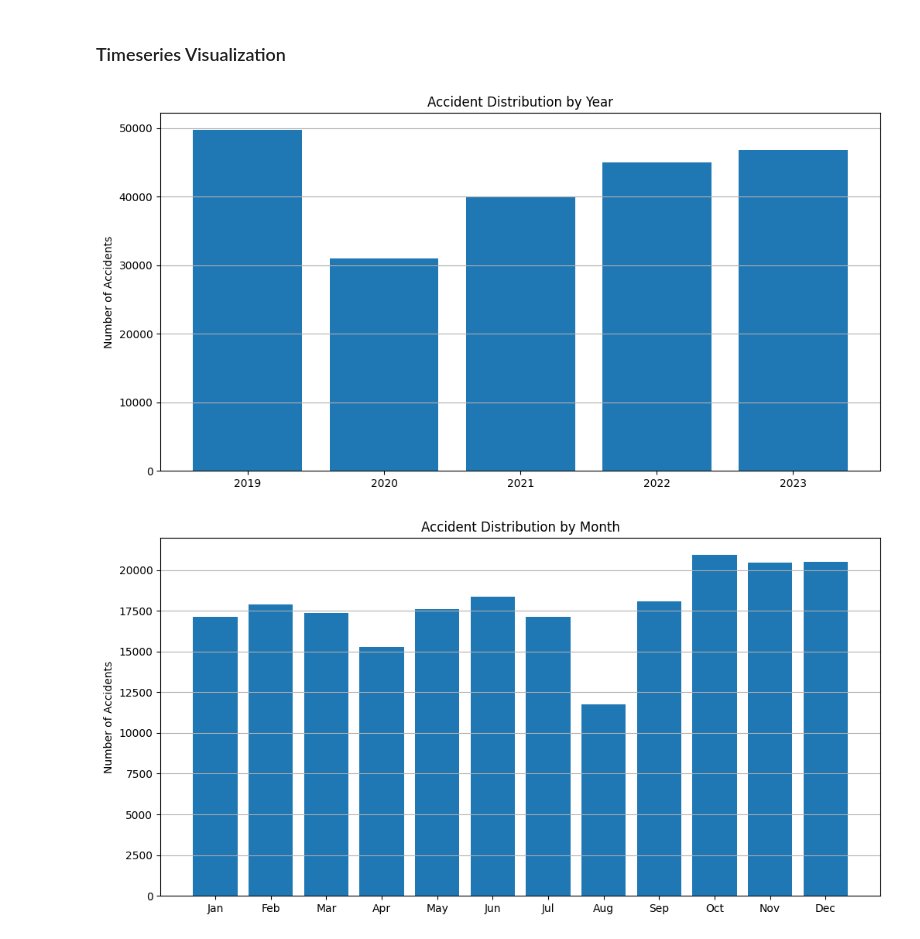
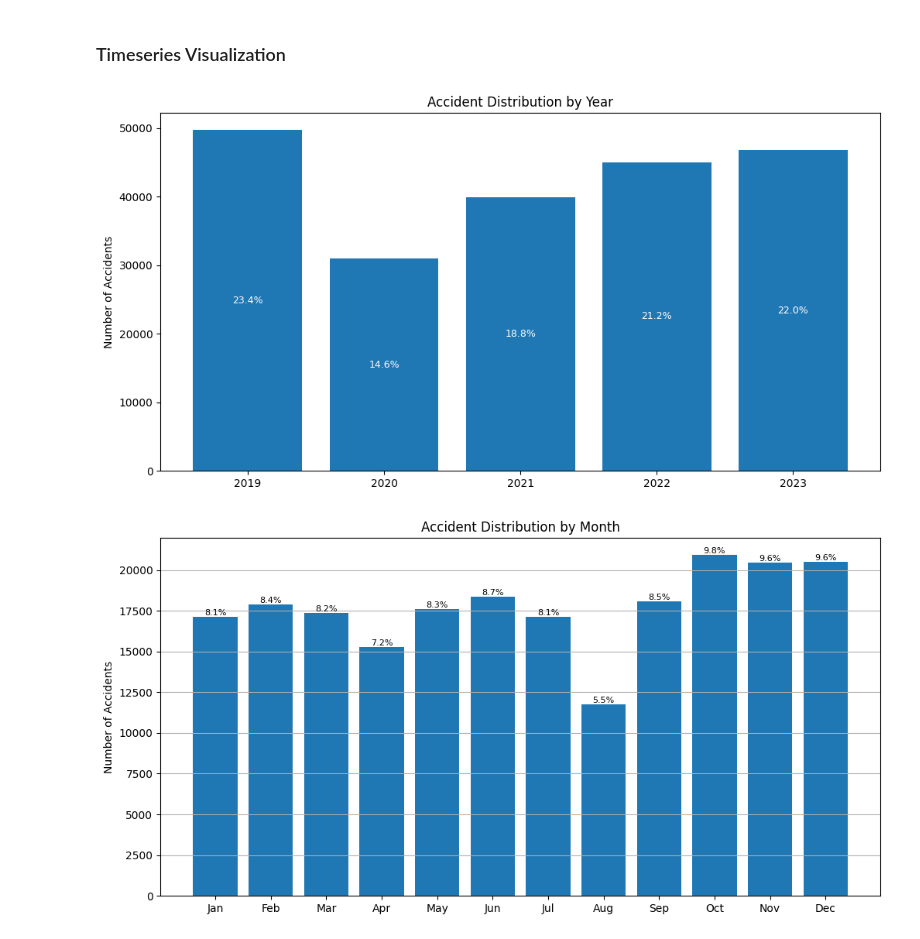
Before and after one commit to leomed512/traffic_accidents_madrid, a Jupyter notebook: traffic_accidents.ipynb, the cells around one changed output. Saved outputs shown, nothing was run; the diff lists cells and outputs as text; code cells hidden in the pictures.

```diff
--- a/traffic_accidents.ipynb
+++ b/traffic_accidents.ipynb
@@ -422,6 +453,9 @@ df_traffic['year'] = df_traffic['fecha'].dt.year
 df_traffic['day_of_week'] = df_traffic['fecha'].dt.day_name()
 df_traffic['hour'] = df_traffic['hora_24h'].str.split(':').str[0].astype(int)
 
+total_accidents = len(df_traffic)
+
+
 # By month
 accidents_per_month = df_traffic.groupby(['year', 'month']).size().reset_index(name='count')
 # Create full date
@@ -430,61 +464,85 @@ accidents_per_month['full_date'] = pd.to_datetime(accidents_per_month['year'].as
 # Year distribution
 plt.figure(figsize=(12, 6))
 year_counts = df_traffic['year'].value_counts().sort_index()
-plt.bar(year_counts.index, year_counts.values)
+bars = plt.bar(year_counts.index, year_counts.values)
 plt.title('Accident Distribution by Year')
 plt.xlabel('')
 plt.ylabel('Number of Accidents')
-plt.grid(axis='y')
+#plt.grid(axis='y')
+
+for bar in bars:
+    count = bar.get_height()
+    pct = 100 * count / total_accidents
+    plt.text(bar.get_x() + bar.get_width()/2, count * 0.5,
+             f'{pct:.1f}%', ha='center', va='center', fontsize=9, color='white')
+
+plt.savefig('accidents_tren_year.png', dpi=300, bbox_inches='tight')
 plt.show()
 
 # Frequency analysis by month
 plt.figure(figsize=(12, 6))
 month_counts = df_traffic['month'].value_counts().sort_index()
-plt.bar(month_counts.index, month_counts.values)
+bars= plt.bar(month_counts.index, month_counts.values)
 plt.title('Accident Distribution by Month')
 plt.xlabel('')
 plt.ylabel('Number of Accidents')
+plt.grid(axis='y')
 plt.xticks(range(1, 13), ['Jan', 'Feb', 'Mar', 'Apr', 'May', 'Jun',
                           'Jul', 'Aug', 'Sep', 'Oct', 'Nov', 'Dec'])
-plt.grid(axis='y')
+for bar in bars:
+    count = bar.get_height()
+    pct = 100 * count / total_accidents
+    plt.text(bar.get_x() + bar.get_width()/2, count, f'{pct:.1f}%', ha='center', va='bottom', fontsize=8)
 plt.show()
 
 # Weekday distribution
 plt.figure(figsize=(12, 6))
 order = ['Monday', 'Tuesday', 'Wednesday', 'Thursday', 'Friday', 'Saturday', 'Sunday']
 
-sns.countplot(data=df_traffic, x='day_of_week', order=order)
+ax=sns.countplot(data=df_traffic, x='day_of_week', order=order)
 plt.title('Accident Distribution by Day of the Week')
 plt.xlabel('')
 plt.ylabel('Number of Accidents')
 plt.grid(axis='y')
+for bar in ax.patches:
+    count = bar.get_height()
+    pct = 100 * count / total_accidents
+    ax.annotate(f'{pct:.1f}%', (bar.get_x() + bar.get_width()/2, count),
+                ha='center', va='bottom', fontsize=8)
+
 plt.show()
 
 # Hourly distribution
 plt.figure(figsize=(12, 6))
 hour_counts = df_traffic['hour'].value_counts().sort_index()
-plt.bar(hour_counts.index, hour_counts.values)
+bars = plt.bar(hour_counts.index, hour_counts.values)
 plt.title('Accident Distribution by Hour of the Day')
 plt.xlabel('Hour (24h)')
 plt.ylabel('Number of Accidents')
 plt.xticks(range(0, 24))
 plt.grid(axis='y')
+for bar in bars:
+    count = bar.get_height()
+    pct = 100 * count / total_accidents
+    plt.text(bar.get_x() + bar.get_width()/2, count, f'{pct:.1f}%', ha='center', va='bottom', fontsize=8)
 plt.show()
 
 
 # Combining day of week and hour
 heatmap_data = pd.crosstab(df_traffic['day_of_week'], df_traffic['hour'])
 
 if 'Monday' in heatmap_data.index:
     heatmap_data = heatmap_data.reindex(order)
 # Visualize
 plt.figure(figsize=(12, 7))
 sns.heatmap(heatmap_data, cmap="YlOrRd", annot=False, cbar_kws={'label': 'Number of Accidents'})
 plt.title('Heatmap: Accidents by Day of the Week and Hour')
 plt.xlabel('Hour of the Day')
 plt.ylabel('')
 plt.tight_layout()
+
+plt.savefig('heatmap_accidents_by_day_hour.png', dpi=300, bbox_inches='tight')
 plt.show()
 # %% [output]
-[figure, old version]
+[figure, new version]
-[figure, old version]
+[figure, new version]
```
Also changed, not shown: parts of 3 cells of this notebook.
